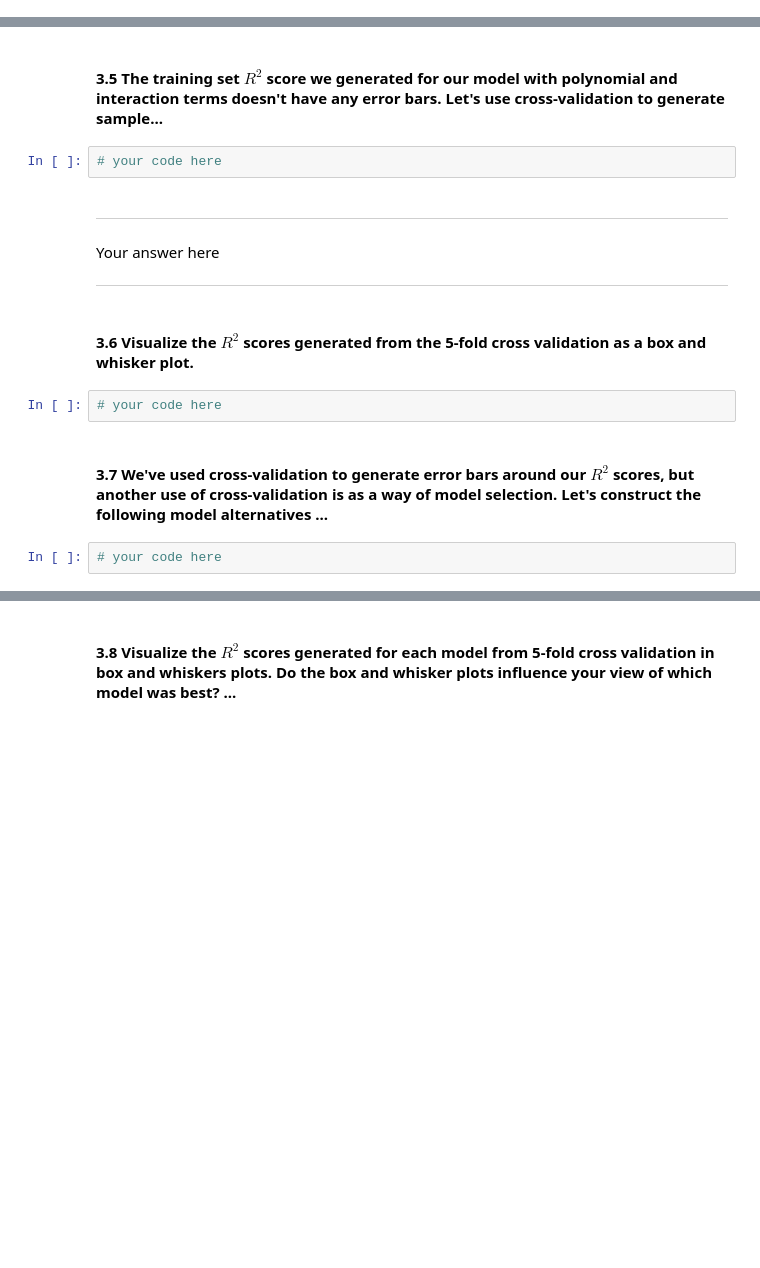
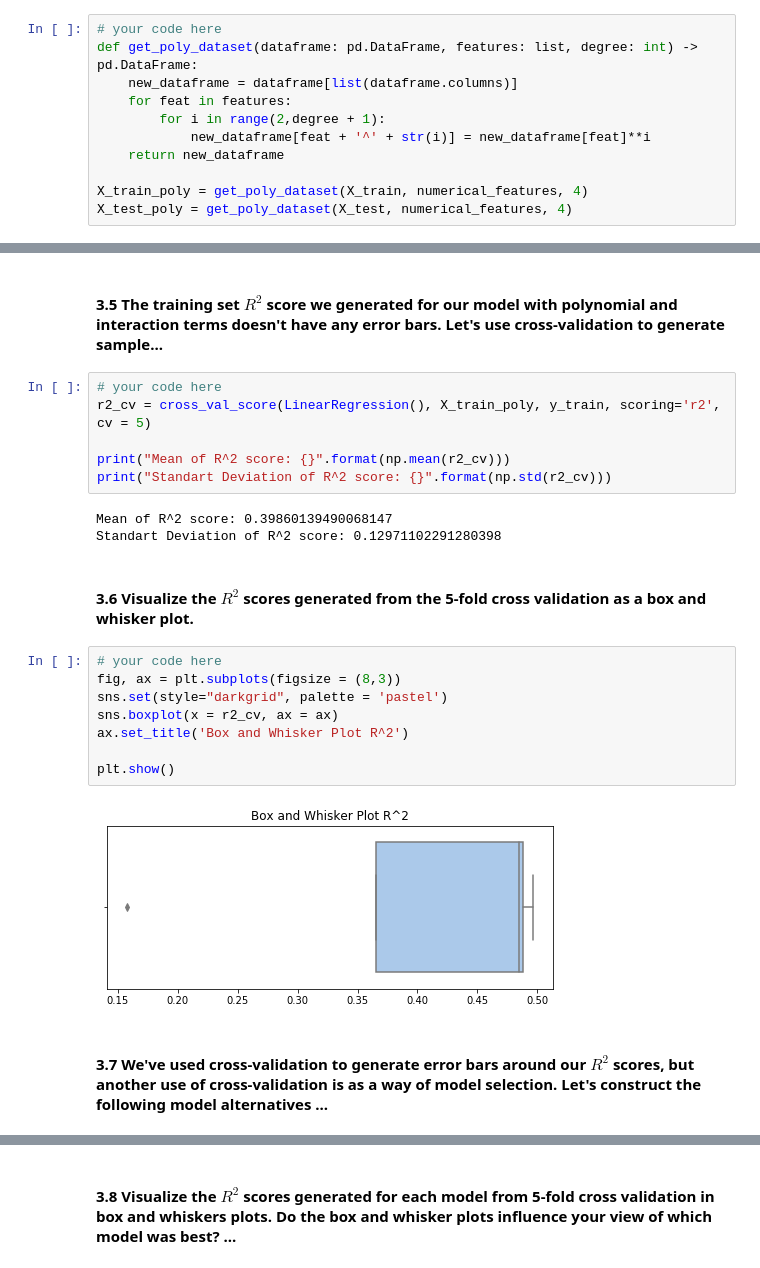
Before and after one commit to lucasmoschen/data-science-fundamentals, a Jupyter notebook: homeworks/cs109a_hw4/cs109a_HW4.ipynb, the cells around one changed output, grey strips where cells are left out. Drawn from its saved outputs; the diff is of its cells as text; blank space fills up the shorter version.

```diff
--- a/homeworks/cs109a_hw4/cs109a_HW4.ipynb
+++ b/homeworks/cs109a_hw4/cs109a_HW4.ipynb
@@ -377,0 +387,11 @@ X_poly_train, X_poly_test = get_poly_dataset(X_train, X_test, 4)
+# %%
+# your code here
+def get_poly_dataset(dataframe: pd.DataFrame, features: list, degree: int) -> pd.DataFrame:
+    new_dataframe = dataframe[list(dataframe.columns)]
+    for feat in features:
+        for i in range(2,degree + 1):
+            new_dataframe[feat + '^' + str(i)] = new_dataframe[feat]**i
+    return new_dataframe
+
+X_train_poly = get_poly_dataset(X_train, numerical_features, 4)
+X_test_poly = get_poly_dataset(X_test, numerical_features, 4)
@@ -408,16 +456,25 @@ Your answer here
 # %% [markdown]
 #### 3.5 The training set $R^2$ score we generated for our model with polynomial and interaction terms doesn't have any error bars.  Let's use cross-validation to generate sample...
-# %%
-# your code here
-# %% [markdown]
-<HR>
-Your answer here
-<HR>
+# %%
+# your code here
+r2_cv = cross_val_score(LinearRegression(), X_train_poly, y_train, scoring='r2', cv = 5)
+
+print("Mean of R^2 score: {}".format(np.mean(r2_cv)))
+print("Standart Deviation of R^2 score: {}".format(np.std(r2_cv)))
+# %% [output]
+Mean of R^2 score: 0.39860139490068147
+Standart Deviation of R^2 score: 0.12971102291280398
 # %% [markdown]
 #### 3.6 Visualize the $R^2$ scores generated from the 5-fold cross validation as a box and whisker plot.
-# %%
-# your code here
+# %%
+# your code here
+fig, ax = plt.subplots(figsize = (8,3))
+sns.set(style="darkgrid", palette = 'pastel')
+sns.boxplot(x = r2_cv, ax = ax)
+ax.set_title('Box and Whisker Plot R^2')
+
+plt.show()
+# %% [output]
+[figure, added]
 # %% [markdown]
 #### 3.7 We've used cross-validation to generate error bars around our $R^2$ scores, but another use of cross-validation is as a way of model selection.  Let's construct the following model alternatives ...
-# %%
-# your code here
```
Also changed, not shown: parts of 35 cells of this notebook.
